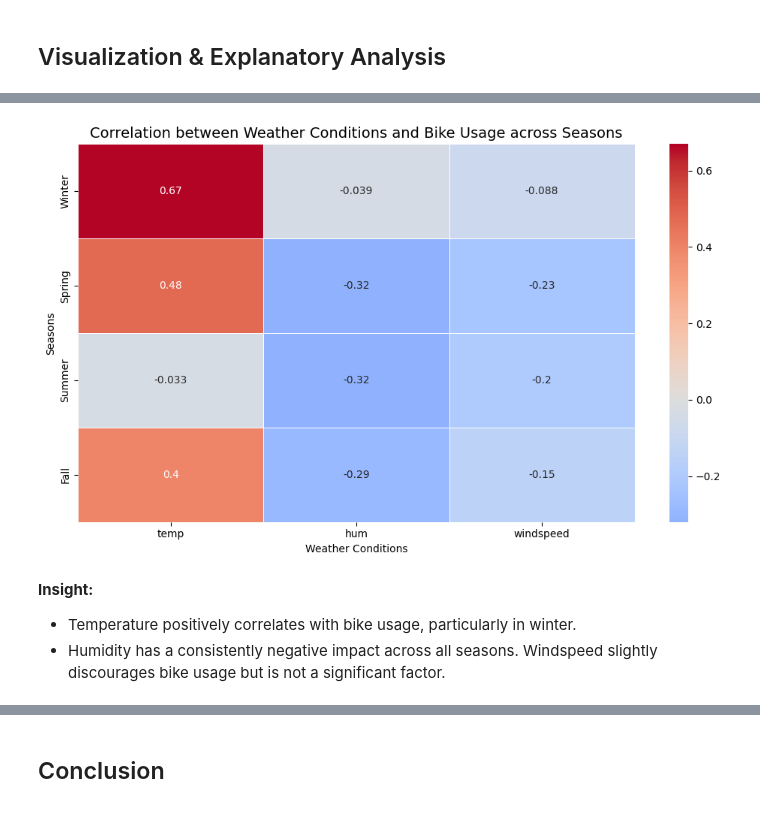
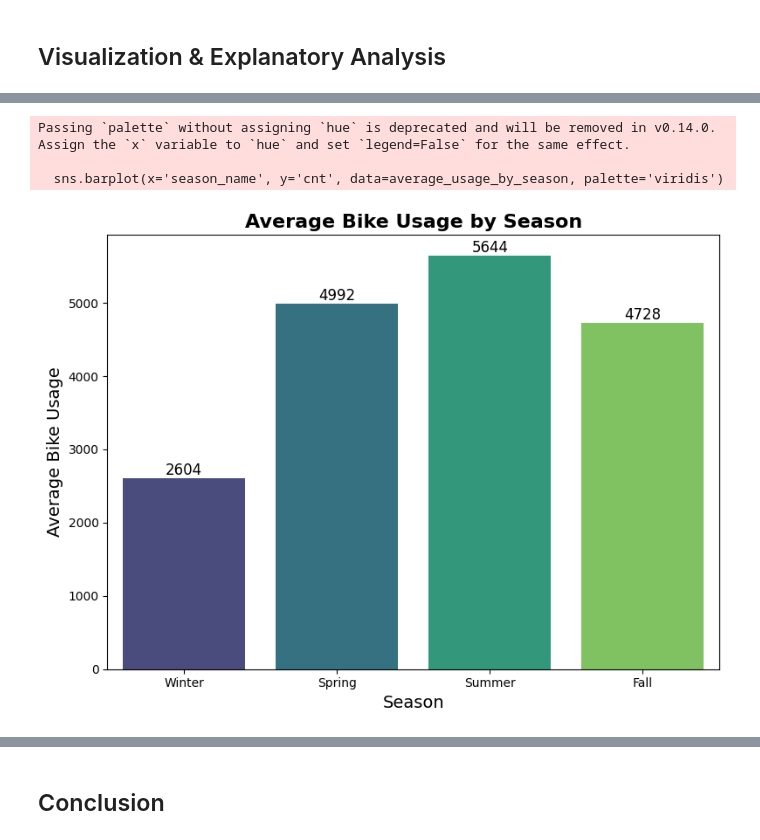
Before and after one commit to galvinpolo/Project_Data_Analyst_Bike_Final, a Jupyter notebook: notebook.ipynb, the cells around one changed output, grey strips where cells are left out. Cells and saved outputs as stored; diff of their text form; code cells hidden in the pictures.

```diff
--- a/notebook.ipynb
+++ b/notebook.ipynb
@@ -347,38 +384,36 @@ plt.show()
-# %%
-# Function to calculate correlation between weather variables and bike usage for each season
-def calculate_correlations(df, season):
-    season_data = df[df['season'] == season]
-    correlations = season_data[['temp', 'hum', 'windspeed', 'cnt']].corr()['cnt'].drop('cnt')
-    return correlations
-
-# Calculate correlations for each season
-correlations_by_season = {}
-for season_num, season_name in season_mapping.items():
-    correlations_by_season[season_name] = calculate_correlations(day_df, season_num)
-
-# Convert the dictionary to a DataFrame for better readability
-correlations_df = pd.DataFrame(correlations_by_season)
-
-# Transpose the correlation dataframe for better visualization (seasons as columns)
-correlations_transposed = correlations_df.T
-
-# Set up the figure for plotting
-plt.figure(figsize=(10, 6))
-sns.heatmap(correlations_transposed, annot=True, cmap="coolwarm", center=0, linewidths=0.5)
-
-# Add titles and labels
-plt.title('Correlation between Weather Conditions and Bike Usage across Seasons', fontsize=14)
-plt.xlabel('Weather Conditions')
-plt.ylabel('Seasons')
-plt.tight_layout()
-
-# Show the heatmap
-plt.show()
-# %% [output]
-[figure, removed]
-# %% [markdown]
-**Insight:**
-
-- Temperature positively correlates with bike usage, particularly in winter.
-- Humidity has a consistently negative impact across all seasons.
-Windspeed slightly discourages bike usage but is not a significant factor.
+# %%
+# Define the season mapping
+season_mapping = {1: 'Winter', 2: 'Spring', 3: 'Summer', 4: 'Fall'}
+
+# Add a column for season names
+day_df['season_name'] = day_df['season'].replace(season_mapping)
+
+# Group the data by season and calculate the average bike usage
+average_usage_by_season = day_df.groupby('season_name')['cnt'].mean().reset_index()
+
+# Sort the seasons in order (if needed)
+season_order = ['Winter', 'Spring', 'Summer', 'Fall']
+average_usage_by_season['season_name'] = pd.Categorical(average_usage_by_season['season_name'], categories=season_order, ordered=True)
+average_usage_by_season = average_usage_by_season.sort_values('season_name')
+
+# Plot the results
+plt.figure(figsize=(8, 6))
+sns.barplot(x='season_name', y='cnt', data=average_usage_by_season, palette='viridis')
+
+# Add titles and labels
+plt.title('Average Bike Usage by Season', fontsize=16, fontweight='bold')
+plt.xlabel('Season', fontsize=14)
+plt.ylabel('Average Bike Usage', fontsize=14)
+
+# Show values on top of the bars
+for i, value in enumerate(average_usage_by_season['cnt']):
+    plt.text(i, value + 50, f'{value:.0f}', ha='center', fontsize=12)
+
+# Show the plot
+plt.tight_layout()
+plt.show()
+# %% [output]
+Passing `palette` without assigning `hue` is deprecated and will be removed in v0.14.0. Assign the `x` variable to `hue` and set `legend=False` for the same effect.
+
+  sns.barplot(x='season_name', y='cnt', data=average_usage_by_season, palette='viridis')
+[figure, added]
```
Also changed, not shown: parts of 10 cells of this notebook.
